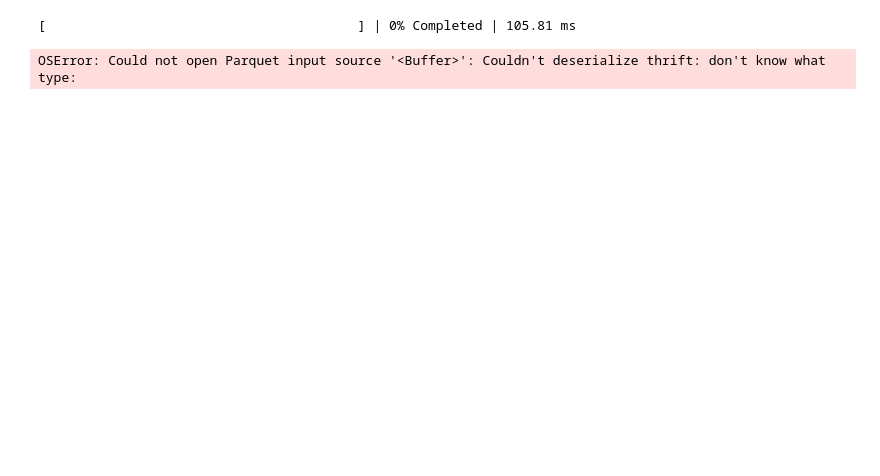
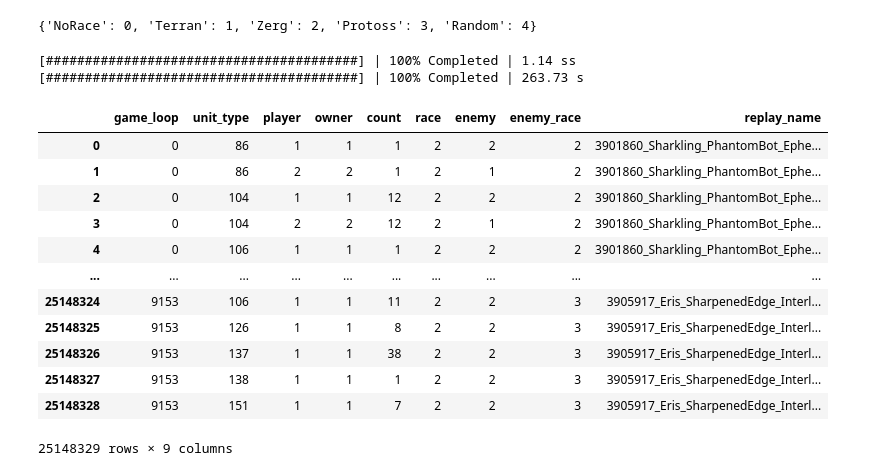
Before and after one commit to vschmidt91/phantom-sc2, a Jupyter notebook: notebooks/create_dataset.ipynb, the cells around one changed output. Cells and saved outputs as stored; diff of their text form; code cells hidden in the pictures; blank space fills up the shorter version.

```diff
--- a/notebooks/create_dataset.ipynb
+++ b/notebooks/create_dataset.ipynb
@@ -17,7 +20,7 @@ maps = [
 ]
 test_maps = {maps[0]}
 # %%
-replay_dir = "../resources/replays/debug/*.SC2Replay.parquet"
+replay_dir = "../resources/replays/aiarena/*.SC2Replay.parquet"
 replay_paths = glob.glob(replay_dir)
 replay_names = [os.path.basename(p) for p in replay_paths]
 replay_paths
@@ -26,22 +45,33 @@ replay_paths
+# %%
+race_to_id = {race.name: Race(race).value for race in Race}
+race_to_id
+# %% [output]
+{'NoRace': 0, 'Terran': 1, 'Zerg': 2, 'Protoss': 3, 'Random': 4}
 # %%
 def pipeline(replay_path: str) -> pd.DataFrame:
     replay_name = os.path.basename(replay_path)
     df = pd.read_parquet(replay_path)
+    replay_path_raw = replay_path.replace(".parquet", "")
+    metadata = ReplayMetadata.from_file(replay_path_raw)
     df = df.groupby(["game_loop", "unit_type", "player", "owner"])["tag"]
     df = df.count()
     df = df.rename("count")
     df = df.reset_index()
+    df = df.assign(race=df["player"].map(metadata.player_races).map(race_to_id))
+    df = df.assign(enemy=3 - df["player"])
+    df = df.assign(enemy_race=df["enemy"].map(metadata.player_races).map(race_to_id))
     df = df.assign(replay_name=replay_name)
     return df
 # %%
 with ProgressBar():
     df_all = dd.from_map(pipeline, replay_paths).compute()
 # %% [output]
-[                                        ] | 0% Completed | 105.81 ms
+[########################################] | 100% Completed | 1.14 ss
+[########################################] | 100% Completed | 263.73 s
-OSError: Could not open Parquet input source '<Buffer>': Couldn't deserialize thrift: don't know what type:
 # %%
 replay_names = df_all["replay_name"].unique()
-test_replays = default_rng().choice(replay_names, len(replay_names) // 10, replace=False)
+test_replay_count = max(1, len(replay_names) // 11)
+test_replays = default_rng().choice(replay_names, test_replay_count, replace=False)
 test_mask = df_all["replay_name"].isin(test_replays)
-df_all[test_mask].reset_index().to_parquet("../resources/datasets/scout/test.parquet")
-df_all[~test_mask].reset_index().to_parquet("../resources/datasets/scout/train.parquet")
+df_train = df_all[~test_mask].reset_index(drop=True)
+df_test = df_all[test_mask].reset_index(drop=True)
@@ -47,0 +81,16 @@ df_all[~test_mask].reset_index().to_parquet("../resources/datasets/scout/train.p
+# %%
+df_train
+# %% [output]
+|  | game_loop | unit_type | player | owner | count | race | enemy | enemy_race | replay_name |
+| 0 | 0 | 86 | 1 | 1 | 1 | 2 | 2 | 2 | 3901860_Sharkling_PhantomBot_Ephe... |
+| 1 | 0 | 86 | 2 | 2 | 1 | 2 | 1 | 2 | 3901860_Sharkling_PhantomBot_Ephe... |
+| 2 | 0 | 104 | 1 | 1 | 12 | 2 | 2 | 2 | 3901860_Sharkling_PhantomBot_Ephe... |
+| 3 | 0 | 104 | 2 | 2 | 12 | 2 | 1 | 2 | 3901860_Sharkling_PhantomBot_Ephe... |
+| 4 | 0 | 106 | 1 | 1 | 1 | 2 | 2 | 2 | 3901860_Sharkling_PhantomBot_Ephe... |
+| ... | ... | ... | ... | ... | ... | ... | ... | ... | ... |
+| 25148324 | 9153 | 106 | 1 | 1 | 11 | 2 | 2 | 3 | 3905917_Eris_SharpenedEdge_Interl... |
+| 25148325 | 9153 | 126 | 1 | 1 | 8 | 2 | 2 | 3 | 3905917_Eris_SharpenedEdge_Interl... |
+| 25148326 | 9153 | 137 | 1 | 1 | 38 | 2 | 2 | 3 | 3905917_Eris_SharpenedEdge_Interl... |
+| 25148327 | 9153 | 138 | 1 | 1 | 1 | 2 | 2 | 3 | 3905917_Eris_SharpenedEdge_Interl... |
+| 25148328 | 9153 | 151 | 1 | 1 | 7 | 2 | 2 | 3 | 3905917_Eris_SharpenedEdge_Interl... |
+25148329 rows × 9 columns
```
Also changed, not shown: parts of 3 cells of this notebook, 9 other files.
